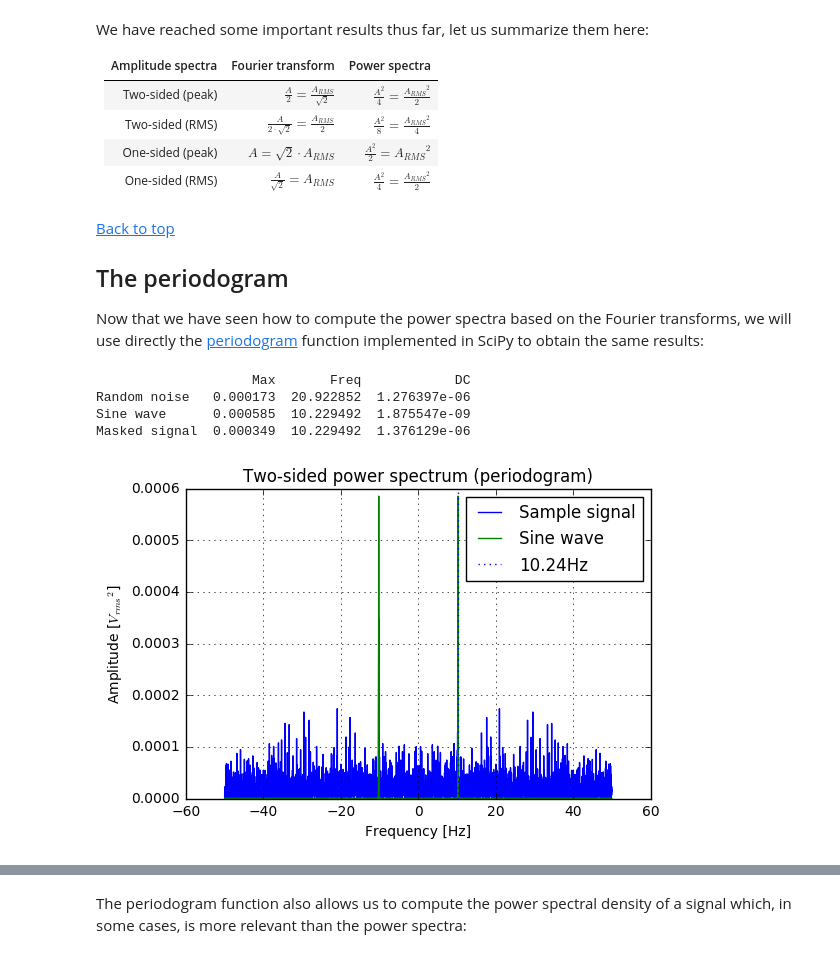
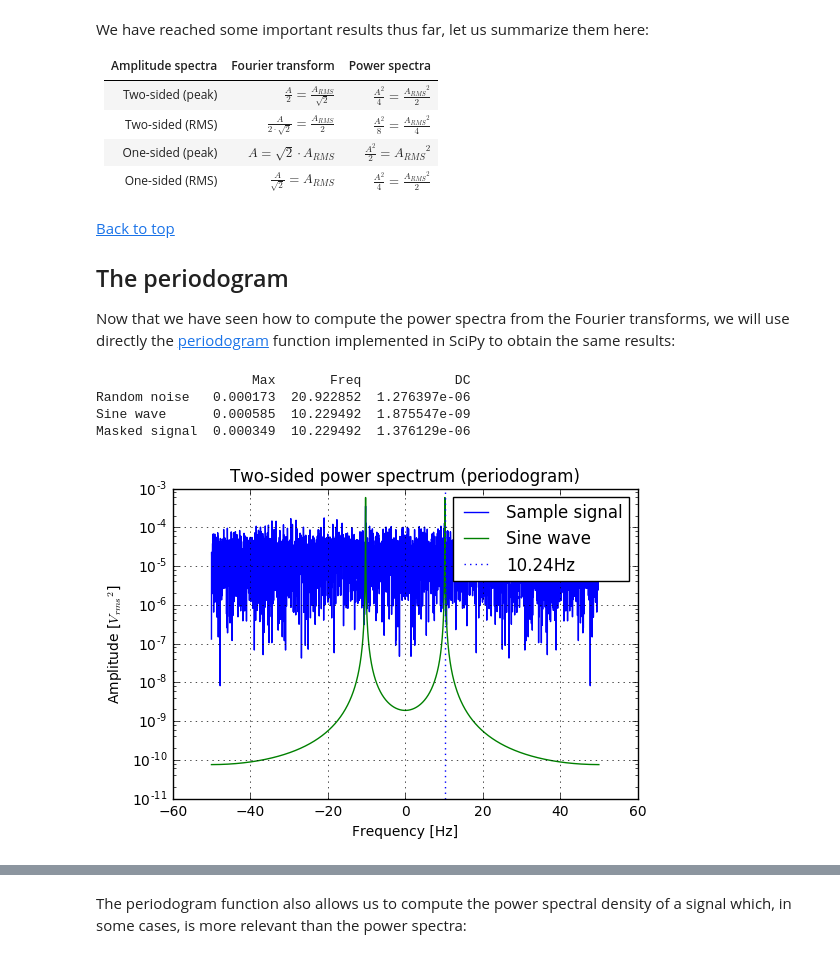
Before and after one commit to pxcandeias/py-notebooks, a Jupyter notebook: DSP_FFT_psd.ipynb, the cells around one changed output, grey strips where cells are left out. Saved outputs shown, nothing was run; the diff lists cells and outputs as text; code cells hidden in the pictures.

```diff
--- a/DSP_FFT_psd.ipynb
+++ b/DSP_FFT_psd.ipynb
@@ -198,7 +198,7 @@ print(df)
 fig, ax = plt.subplots()
 ax.hold(True)
 for v in (2,1):
-    ax.plot(tfreqs, np.absolute(TFT[v]), label=labels[v])
+    ax.semilogy(tfreqs, np.absolute(TFT[v]), label=labels[v])
 ax.axvline(f, label='{}Hz'.format(f), ls=':')
 ax.set_title('Truncated amplitude spectrum')
 ax.set_xlabel('Frequency [Hz]')
@@ -229,7 +229,7 @@ print(df)
 fig, ax = plt.subplots()
 ax.hold(True)
 for v in (2,1):
-    ax.plot(tfreqs, np.absolute(FT1[v]), label=labels[v])
+    ax.semilogy(tfreqs, np.absolute(FT1[v]), label=labels[v])
 ax.axvline(f, label='{}Hz'.format(f), ls=':')
 ax.set_title('One-sided amplitude spectrum')
 ax.set_xlabel('Frequency [Hz]')
@@ -280,7 +280,7 @@ print(df)
 fig, ax = plt.subplots()
 ax.hold(True)
 for v in (2,1):
-    ax.plot(freqs, PS2[v], label=labels[v])
+    ax.semilogy(fftshift(freqs), fftshift(PS2[v]), label=labels[v])
 ax.axvline(f, label='{}Hz'.format(f), ls=':')
 ax.set_title('Two-sided power spectrum (fft)')
 ax.set_xlabel('Frequency [Hz]')
@@ -313,7 +313,7 @@ print(df)
 fig, ax = plt.subplots()
 ax.hold(True)
 for v in (2,1):
-    ax.plot(tfreqs, PS1[v], label=labels[v])
+    ax.semilogy(tfreqs, PS1[v], label=labels[v])
 ax.axvline(f, label='{}Hz'.format(f), ls=':')
 ax.set_title('One-sided power spectrum (scaled rfft)')
 ax.set_xlabel('Frequency [Hz]')
@@ -360,33 +360,33 @@ We have reached some important results thus far, let us summarize them here:
 
 ## The periodogram
 
-Now that we have seen how to compute the power spectra based on the Fourier transforms, we will use directly the [periodogram](https://docs.scipy.org/doc/scipy-0.18.1/reference/generated/scipy.signal.periodogram.html) function implemented in SciPy to obtain the same results:
+Now that we have seen how to compute the power spectra from the Fourier transforms, we will use directly the [periodogram](https://docs.scipy.org/doc/scipy-0.18.1/reference/generated/scipy.signal.periodogram.html) function implemented in SciPy to obtain the same results:
 # %%
 freqs, Prn = periodogram(rn, fs=Fs, window=None, nfft=None, detrend=None, return_onesided=False, scaling='spectrum')
 freqs, Psw = periodogram(sw, fs=Fs, window=None, nfft=None, detrend=None, return_onesided=False, scaling='spectrum')
 freqs, Pss = periodogram(ss, fs=Fs, window=None, nfft=None, detrend=None, return_onesided=False, scaling='spectrum')
 PS0 = (Prn, Psw, Pss)
 
 v = [(np.absolute(v[ix]), freqs[ix], np.absolute(v[0])) for v in PS0 for ix in (np.argmax(np.absolute(v)),)]
 df = pd.DataFrame(data=v, index=('Random noise', 'Sine wave', 'Masked signal'), columns=('Max', 'Freq', 'DC'))
 print(df)
 
 fig, ax = plt.subplots()
 ax.hold(True)
 for v in (2,1):
-    ax.plot(freqs, PS0[v], label=labels[v])
+    ax.semilogy(fftshift(freqs), fftshift(PS0[v]), label=labels[v])
 ax.axvline(f, label='{}Hz'.format(f), ls=':')
 ax.set_title('Two-sided power spectrum (periodogram)')
 ax.set_xlabel('Frequency [Hz]')
 ax.set_ylabel('Amplitude [${V_{rms}}^2$]')
 ax.legend()
 ax.grid()
 # %% [output]
                     Max       Freq            DC
 Random noise   0.000173  20.922852  1.276397e-06
 Sine wave      0.000585  10.229492  1.875547e-09
 Masked signal  0.000349  10.229492  1.376129e-06
-[figure, old version]
+[figure, new version]
 # %%
 freqs, Prn = periodogram(rn, fs=Fs, window=None, nfft=None, detrend=None, return_onesided=True, scaling='spectrum')
 freqs, Psw = periodogram(sw, fs=Fs, window=None, nfft=None, detrend=None, return_onesided=True, scaling='spectrum')
```
Also changed, not shown: parts of 10 cells of this notebook.
